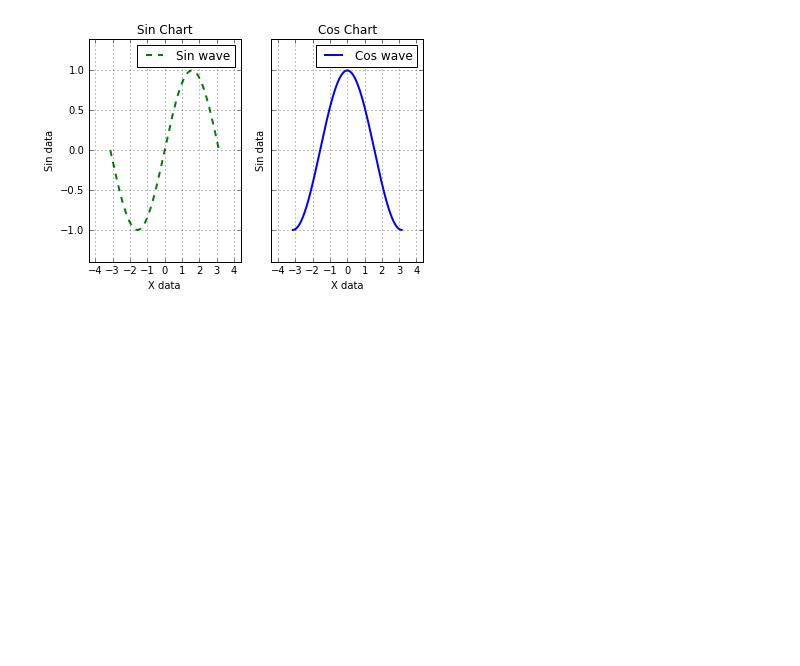
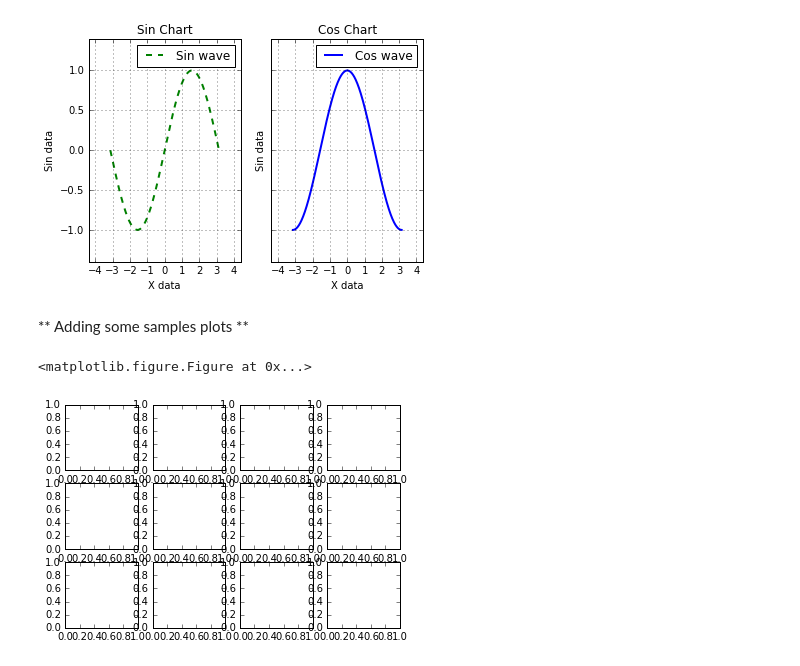
Before and after one commit to atulsingh0/MachineLearning, a Jupyter notebook: scikit-learn/MatPlotLib_03.ipynb, the cells around one changed output. Cells and saved outputs as stored; diff of their text form; code cells hidden in the pictures; blank space fills up the shorter version.

```diff
--- a/scikit-learn/MatPlotLib_03.ipynb
+++ b/scikit-learn/MatPlotLib_03.ipynb
@@ -191,3 +191,12 @@ ax2.set_title("Cos Chart")
 <matplotlib.text.Text at 0x...>
 <matplotlib.figure.Figure at 0x...>
 [figure]
+# %% [markdown]
+** Adding some samples plots **
+# %%
+fig = plt.figure(figsize=(16,12))
+plt.subplots(nrows=3, ncols=4)
+plt.show()
+# %% [output]
+<matplotlib.figure.Figure at 0x...>
+[figure, added]
```
Also changed, not shown: parts of 10 cells of this notebook, 6 other files.
